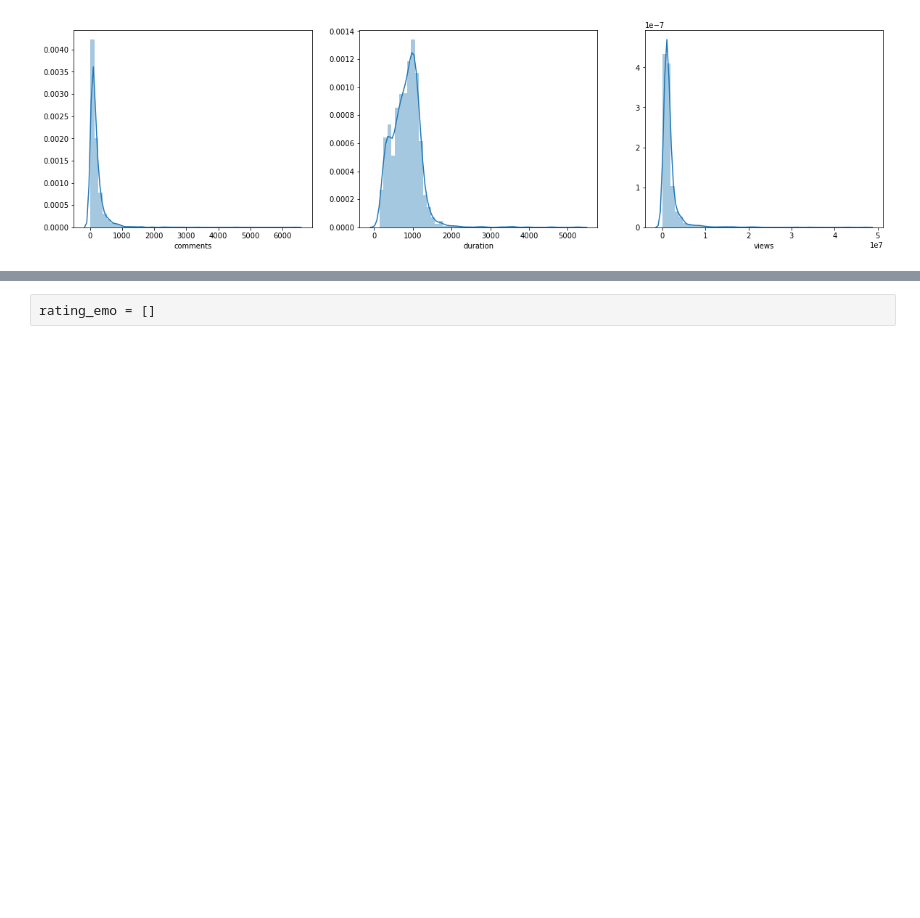
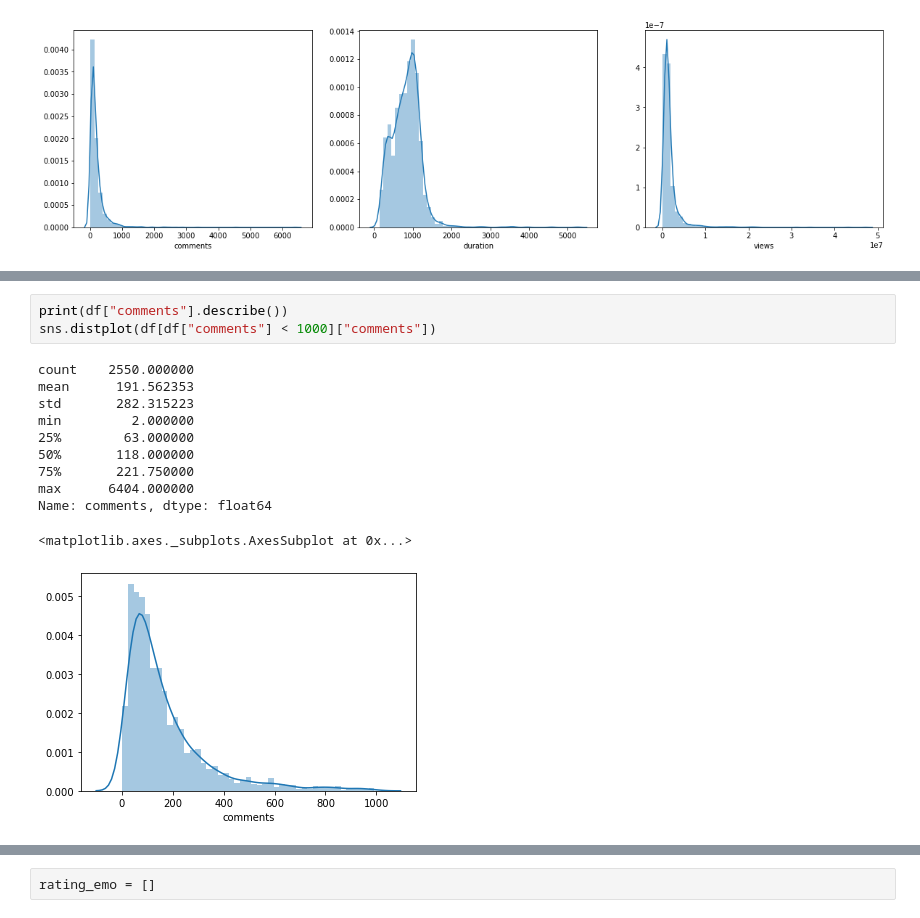
Before and after one commit to LeDuySon/tedtalkEDA, a Jupyter notebook: Tedtalk.ipynb, the cells around one changed output, grey strips where cells are left out. Saved outputs shown, nothing was run; the diff lists cells and outputs as text; blank space fills up the shorter version.

```diff
--- a/Tedtalk.ipynb
+++ b/Tedtalk.ipynb
@@ -132,0 +191,15 @@ df["ratings"].values[0]
+# %%
+print(df["comments"].describe())
+sns.distplot(df[df["comments"] < 1000]["comments"])
+# %% [output]
+count    2550.000000
+mean      191.562353
+std       282.315223
+min         2.000000
+25%        63.000000
+50%       118.000000
+75%       221.750000
+max      6404.000000
+Name: comments, dtype: float64
+<matplotlib.axes._subplots.AxesSubplot at 0x...>
+[figure, added]
```
Also changed, not shown: parts of 28 cells of this notebook, 1 other file.
